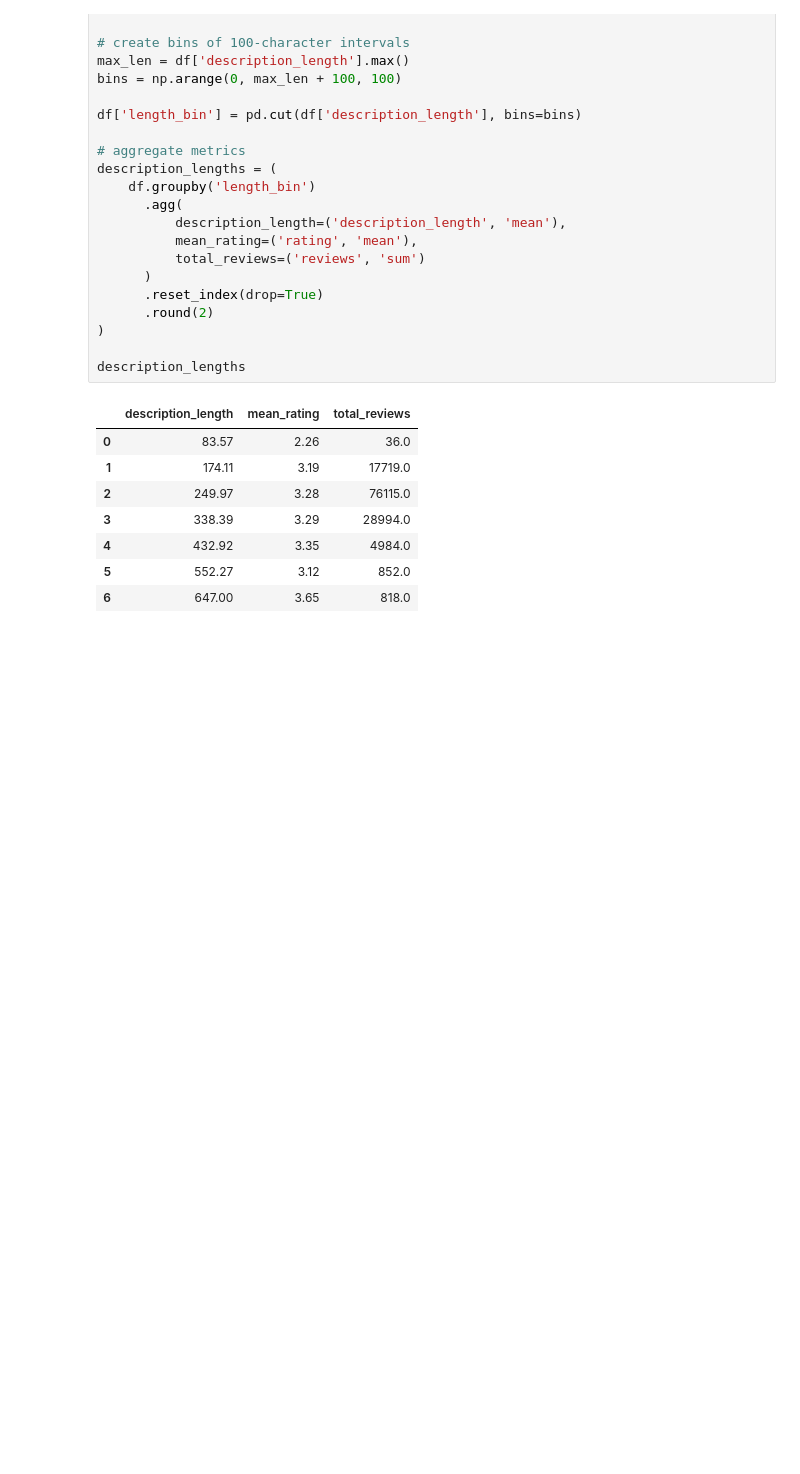
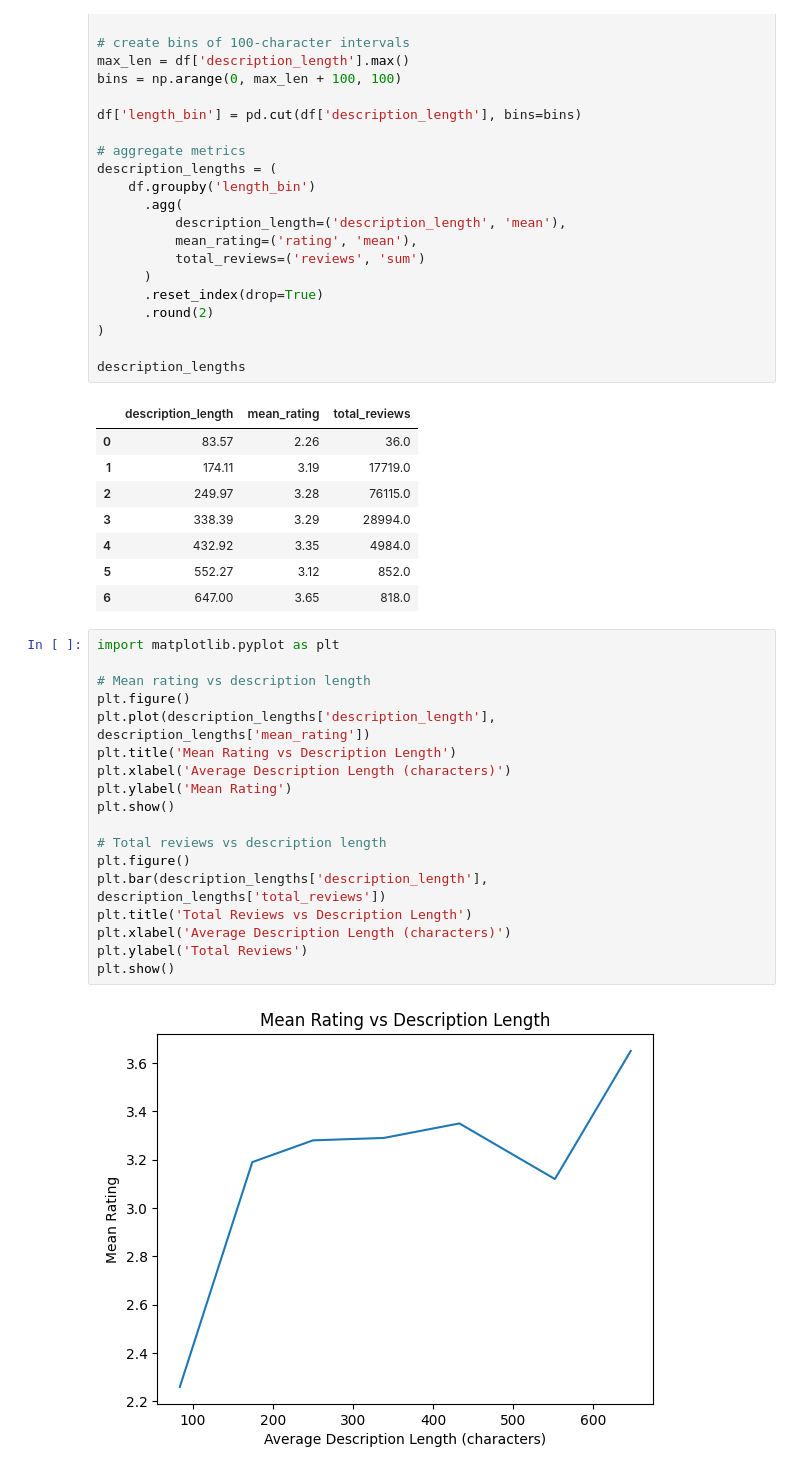
Before and after one commit to WillHDev/Nike_VS._Addidas, a Jupyter notebook: main.ipynb, the cells around one changed output. Drawn from its saved outputs; the diff is of its cells as text; blank space fills up the shorter version.

```diff
--- a/main.ipynb
+++ b/main.ipynb
@@ -389,3 +410,23 @@ description_lengths
 | 4 | 432.92 | 3.35 | 4984.0 |
 | 5 | 552.27 | 3.12 | 852.0 |
 | 6 | 647.00 | 3.65 | 818.0 |
+# %%
+import matplotlib.pyplot as plt
+
+# Mean rating vs description length
+plt.figure()
+plt.plot(description_lengths['description_length'], description_lengths['mean_rating'])
+plt.title('Mean Rating vs Description Length')
+plt.xlabel('Average Description Length (characters)')
+plt.ylabel('Mean Rating')
+plt.show()
+
+# Total reviews vs description length
+plt.figure()
+plt.bar(description_lengths['description_length'], description_lengths['total_reviews'])
+plt.title('Total Reviews vs Description Length')
+plt.xlabel('Average Description Length (characters)')
+plt.ylabel('Total Reviews')
+plt.show()
+# %% [output]
+[figure, added]
```
Also changed, not shown: parts of 7 cells of this notebook.
